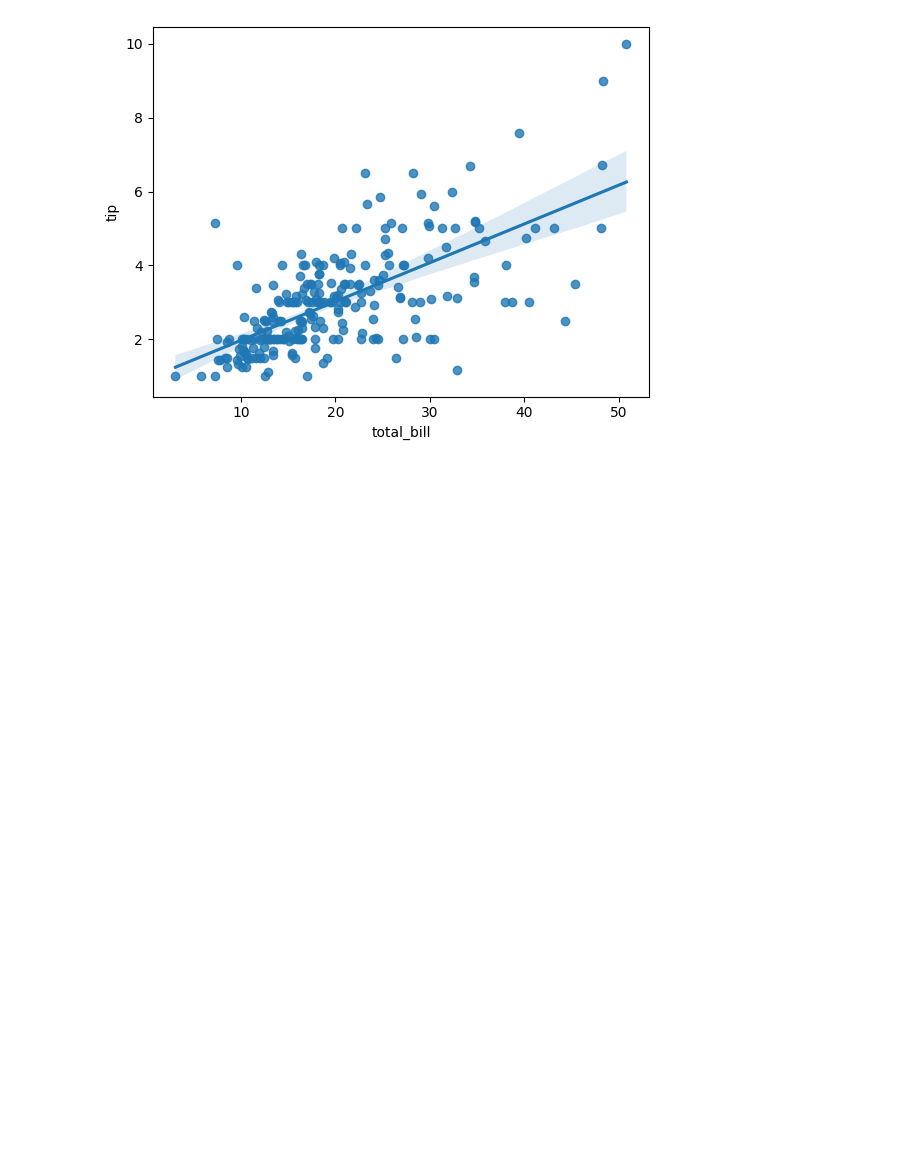
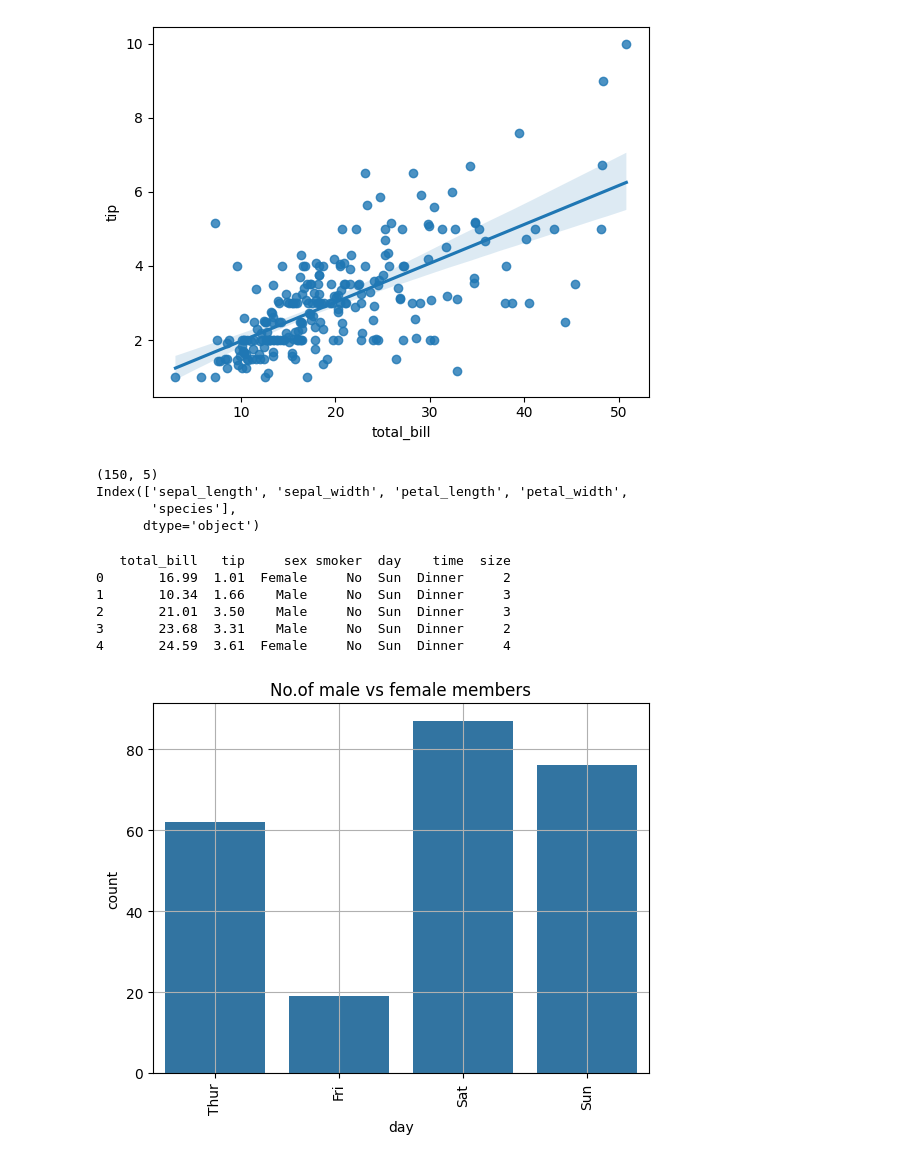
Before and after one commit to yash144-code/daily-python-work, a Jupyter notebook: data_science.ipynb, the cells around one changed output. Drawn from its saved outputs; the diff is of its cells as text; code cells hidden in the pictures; blank space fills up the shorter version.

```diff
--- a/data_science.ipynb
+++ b/data_science.ipynb
@@ -2493,3 +2492,34 @@ sns.regplot(data=df,x="total_bill",y="tip")
 plt.show()
 # %% [output]
 [figure]
+# %%
+import matplotlib.pyplot as plt
+import seaborn as sns
+
+df = sns.load_dataset("iris")
+print(df.shape)
+print(df.columns)
+# %% [output]
+(150, 5)
+Index(['sepal_length', 'sepal_width', 'petal_length', 'petal_width',
+       'species'],
+      dtype='object')
+# %%
+import matplotlib.pyplot as plt
+import seaborn as sns
+
+df = sns.load_dataset("tips")
+print(df.head())
+sns.countplot(data=df,x="day")
+plt.title("No.of male vs female members")
+plt.xticks(rotation = 90)
+plt.grid(True)
+plt.show()
+# %% [output]
+   total_bill   tip     sex smoker  day    time  size
+0       16.99  1.01  Female     No  Sun  Dinner     2
+1       10.34  1.66    Male     No  Sun  Dinner     3
+2       21.01  3.50    Male     No  Sun  Dinner     3
+3       23.68  3.31    Male     No  Sun  Dinner     2
+4       24.59  3.61  Female     No  Sun  Dinner     4
+[figure, added]
```
Also changed, not shown: parts of 13 cells of this notebook.
